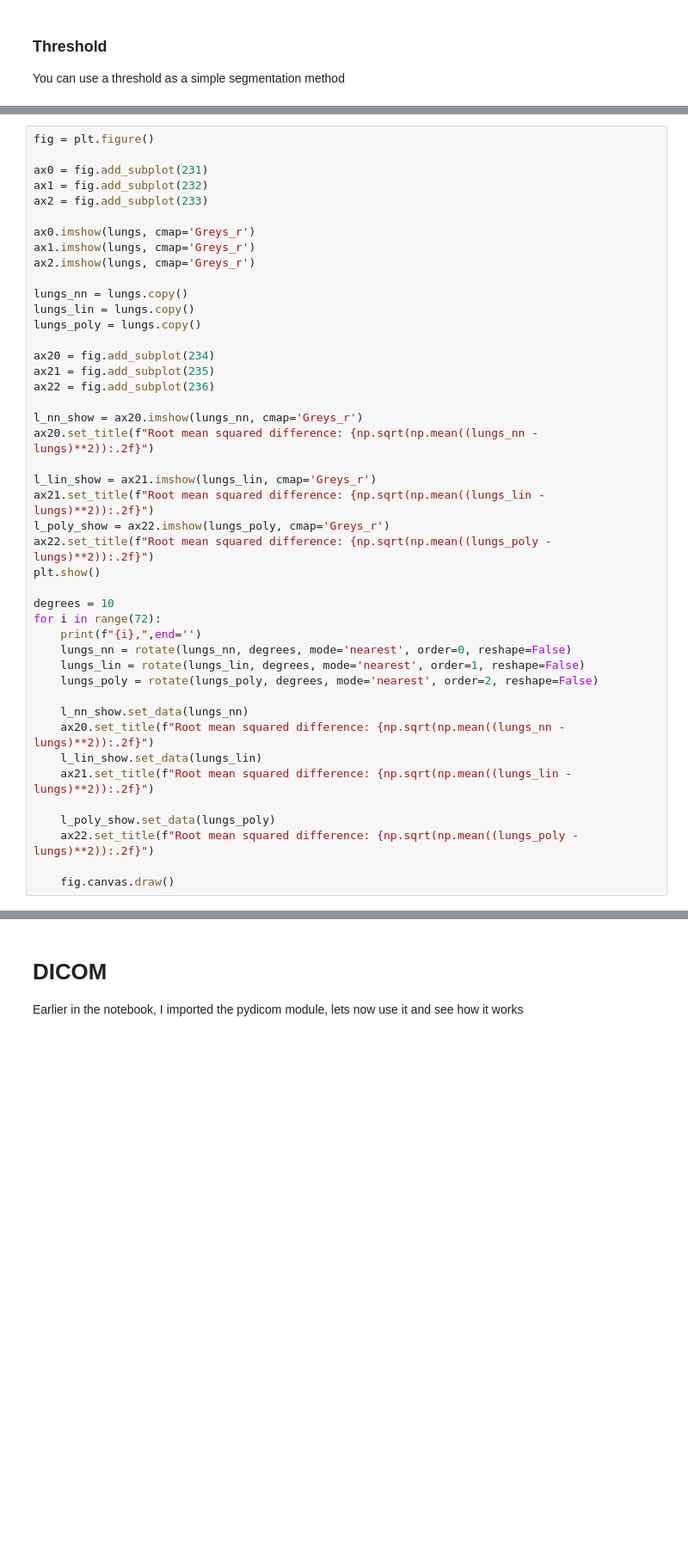
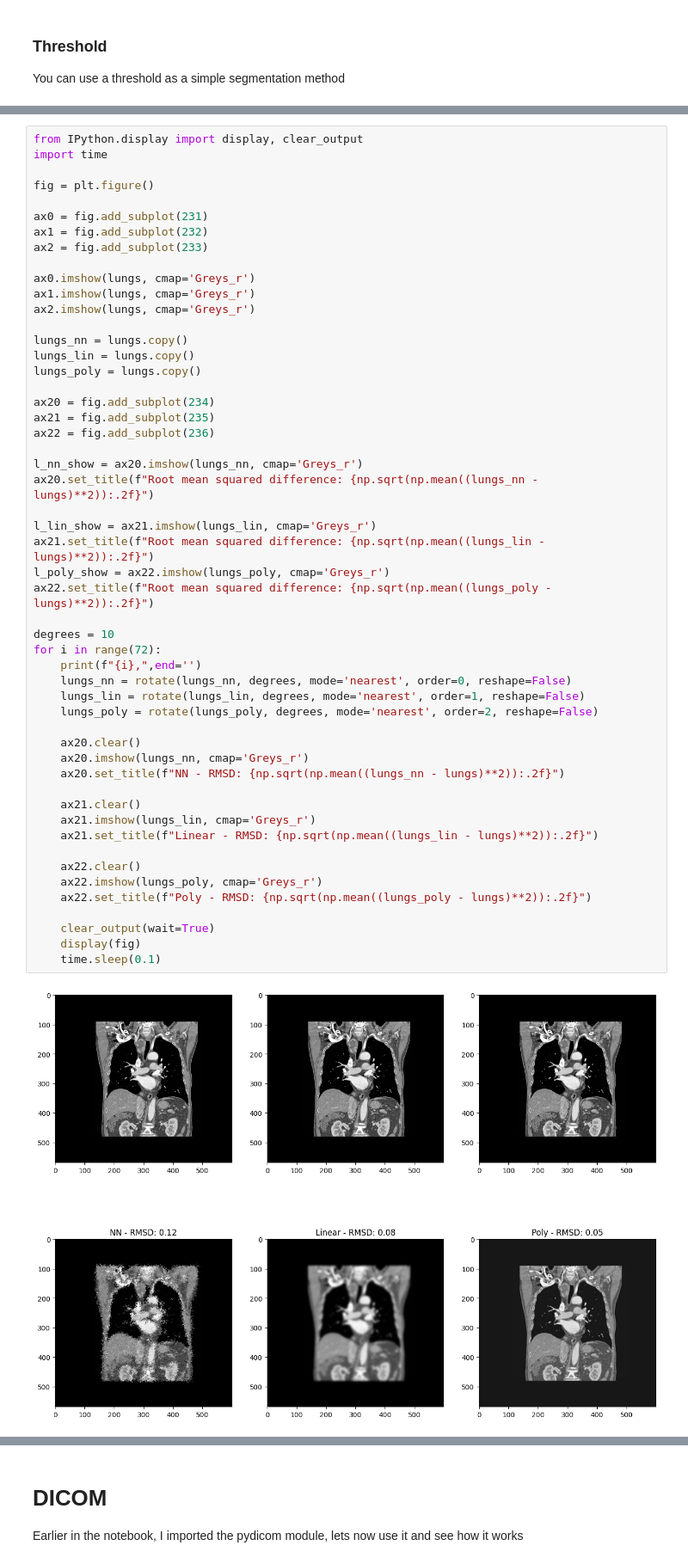
Before and after one commit to artemis-bouzaki/MPiCRT-Imaging, a Jupyter notebook: Notebook2 - ImageProcessingAndRegistration.ipynb, the cells around one changed output, grey strips where cells are left out. Shown at 86% size. Saved outputs shown, nothing was run; the diff lists cells and outputs as text; blank space fills up the shorter version.

```diff
--- a/Notebook2 - ImageProcessingAndRegistration.ipynb
+++ b/Notebook2 - ImageProcessingAndRegistration.ipynb
@@ -104,6 +119,9 @@ NB this cell will take a while to run!
 
 try playing with the number of degrees per step. How bad can you make it?
 # %%
+from IPython.display import display, clear_output
+import time
+
 fig = plt.figure()
 
 ax0 = fig.add_subplot(231)
@@ -112,38 +130,45 @@ ax2 = fig.add_subplot(233)
 
 ax0.imshow(lungs, cmap='Greys_r')
 ax1.imshow(lungs, cmap='Greys_r')
 ax2.imshow(lungs, cmap='Greys_r')
 
 lungs_nn = lungs.copy()
 lungs_lin = lungs.copy()
 lungs_poly = lungs.copy()
 
 ax20 = fig.add_subplot(234)
 ax21 = fig.add_subplot(235)
 ax22 = fig.add_subplot(236)
 
 l_nn_show = ax20.imshow(lungs_nn, cmap='Greys_r')
 ax20.set_title(f"Root mean squared difference: {np.sqrt(np.mean((lungs_nn - lungs)**2)):.2f}")
 
 l_lin_show = ax21.imshow(lungs_lin, cmap='Greys_r')
 ax21.set_title(f"Root mean squared difference: {np.sqrt(np.mean((lungs_lin - lungs)**2)):.2f}")
 l_poly_show = ax22.imshow(lungs_poly, cmap='Greys_r')
 ax22.set_title(f"Root mean squared difference: {np.sqrt(np.mean((lungs_poly - lungs)**2)):.2f}")
-plt.show()
 
 degrees = 10
 for i in range(72):
     print(f"{i},",end='')
     lungs_nn = rotate(lungs_nn, degrees, mode='nearest', order=0, reshape=False)
     lungs_lin = rotate(lungs_lin, degrees, mode='nearest', order=1, reshape=False)
     lungs_poly = rotate(lungs_poly, degrees, mode='nearest', order=2, reshape=False)
 
-    l_nn_show.set_data(lungs_nn)
-    ax20.set_title(f"Root mean squared difference: {np.sqrt(np.mean((lungs_nn - lungs)**2)):.2f}")
-    l_lin_show.set_data(lungs_lin)
-    ax21.set_title(f"Root mean squared difference: {np.sqrt(np.mean((lungs_lin - lungs)**2)):.2f}")
+    ax20.clear()
+    ax20.imshow(lungs_nn, cmap='Greys_r')
+    ax20.set_title(f"NN - RMSD: {np.sqrt(np.mean((lungs_nn - lungs)**2)):.2f}")
 
-    l_poly_show.set_data(lungs_poly)
-    ax22.set_title(f"Root mean squared difference: {np.sqrt(np.mean((lungs_poly - lungs)**2)):.2f}")
+    ax21.clear()
+    ax21.imshow(lungs_lin, cmap='Greys_r')
+    ax21.set_title(f"Linear - RMSD: {np.sqrt(np.mean((lungs_lin - lungs)**2)):.2f}")
 
-    fig.canvas.draw()
+    ax22.clear()
+    ax22.imshow(lungs_poly, cmap='Greys_r')
+    ax22.set_title(f"Poly - RMSD: {np.sqrt(np.mean((lungs_poly - lungs)**2)):.2f}")
+
+    clear_output(wait=True)
+    display(fig)
+    time.sleep(0.1)
+# %% [output]
+[figure, added]
```
Also changed, not shown: parts of 10 cells of this notebook, 2 other files.
